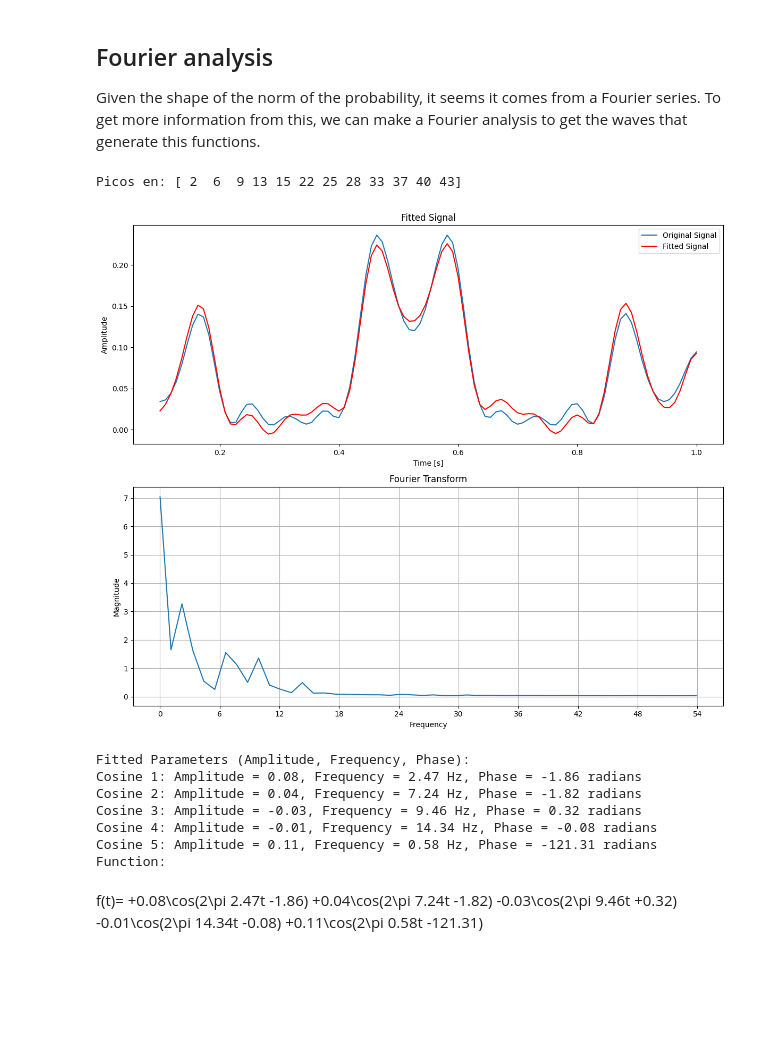
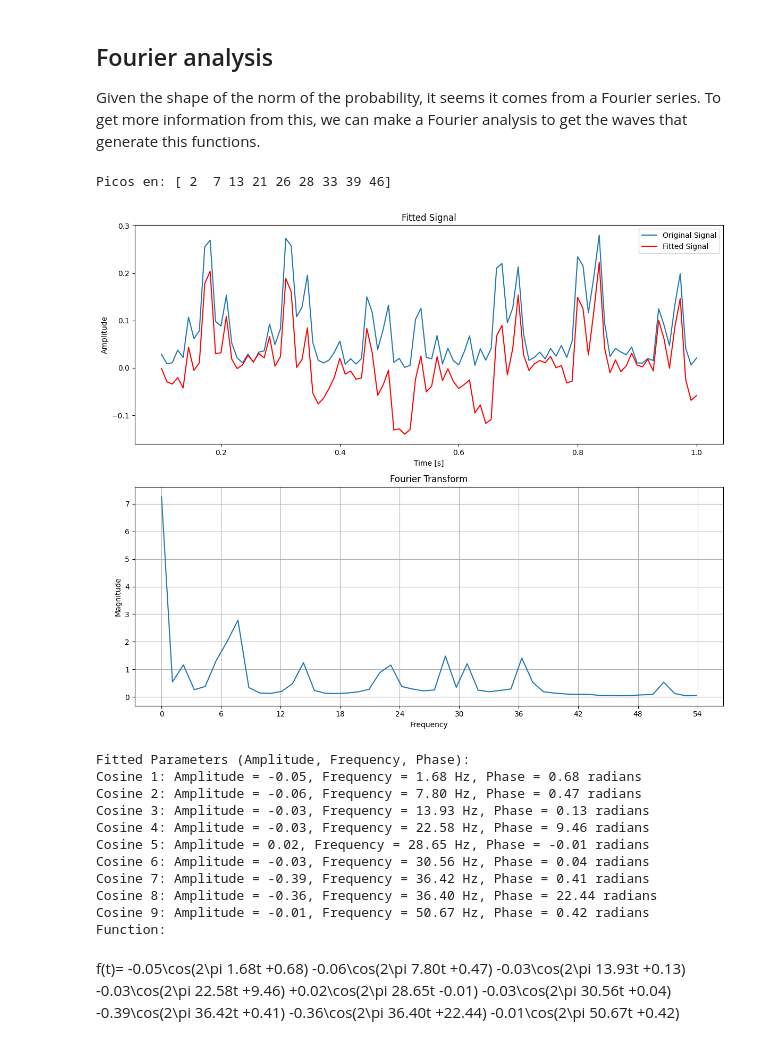
Before and after one commit to Nicofero/CITMAGA, a Jupyter notebook: b_side_approx.ipynb, the cells around one changed output. Drawn from its saved outputs; the diff is of its cells as text; code cells hidden in the pictures; blank space fills up the shorter version.

Commit message:
Fourier for other functions

```diff
--- a/b_side_approx.ipynb
+++ b/b_side_approx.ipynb
@@ -844,7 +844,7 @@ matrix=tridiag_matrix(2,-1,2**vector)
 
 arr = np.linspace(0.1,1,100)
 
-function = 'x^3+x'
+function = 'x^4+x^2+x'
 
 # Analytic solution
 s=np.linalg.solve(matrix,np.array(b_from_func(function,4)))
@@ -941,7 +941,7 @@ plt.grid(True,'both')
 ax = plt.gca()
 ax.xaxis.set_major_locator(MaxNLocator(integer=True))
 
-main_freqs_indices = peaks[:5]
+main_freqs_indices = peaks[:]
 main_freqs = freqs[main_freqs_indices]
 main_powers = power[main_freqs_indices]
 
@@ -969,40 +969,44 @@ plt.subplot(2, 1, 1)
 plt.plot(arr, y_fitted, label='Fitted Signal', color='red')
 plt.title('Fitted Signal')
 plt.legend()
 
 plt.tight_layout()
 
 plt.show()
 
 print("Fitted Parameters (Amplitude, Frequency, Phase):")
 for i in range(len(popt)//3):
     print(f"Cosine {i+1}: Amplitude = {popt[3*i]:.2f}, Frequency = {popt[3*i + 1]:.2f} Hz, Phase = {popt[3*i + 2]:.2f} radians")
 
 print('Function:')
 latex_str = r"f(t)="
 for i in range(len(popt)//3):
     amplitude = f"{popt[3*i]:+0.2f}"
     frequency = f"{popt[3*i + 1]:.2f}"
     phase = f"{popt[3*i + 2]:+0.2f}"
     latex_str += rf" {amplitude}\cos(2\pi {frequency}t {phase})"
 display(Latex(latex_str))
 display(Math(latex_str))
 # Identify significant frequencies (simple peak detection)
 # significant_indices = np.where(positive_fft_result > np.max(positive_fft_result) * 0.1)[0]
 # significant_freqs = positive_freqs[significant_indices]
 # significant_magnitudes = positive_fft_result[significant_indices]
 
 # Print significant frequencies and their magnitudes
 # for freq, magnitude in zip(significant_freqs, significant_magnitudes):
 #     print(f"Frequency: {freq:.2f} Hz, Magnitude: {magnitude:.2f}")
 # %% [output]
-Picos en: [ 2  6  9 13 15 22 25 28 33 37 40 43]
+Picos en: [ 2  7 13 21 26 28 33 39 46]
-[figure, old version]
+[figure, new version]
 Fitted Parameters (Amplitude, Frequency, Phase):
-Cosine 1: Amplitude = 0.08, Frequency = 2.47 Hz, Phase = -1.86 radians
-Cosine 2: Amplitude = 0.04, Frequency = 7.24 Hz, Phase = -1.82 radians
-Cosine 3: Amplitude = -0.03, Frequency = 9.46 Hz, Phase = 0.32 radians
-Cosine 4: Amplitude = -0.01, Frequency = 14.34 Hz, Phase = -0.08 radians
-Cosine 5: Amplitude = 0.11, Frequency = 0.58 Hz, Phase = -121.31 radians
+Cosine 1: Amplitude = -0.05, Frequency = 1.68 Hz, Phase = 0.68 radians
+Cosine 2: Amplitude = -0.06, Frequency = 7.80 Hz, Phase = 0.47 radians
+Cosine 3: Amplitude = -0.03, Frequency = 13.93 Hz, Phase = 0.13 radians
+Cosine 4: Amplitude = -0.03, Frequency = 22.58 Hz, Phase = 9.46 radians
+Cosine 5: Amplitude = 0.02, Frequency = 28.65 Hz, Phase = -0.01 radians
+Cosine 6: Amplitude = -0.03, Frequency = 30.56 Hz, Phase = 0.04 radians
+Cosine 7: Amplitude = -0.39, Frequency = 36.42 Hz, Phase = 0.41 radians
+Cosine 8: Amplitude = -0.36, Frequency = 36.40 Hz, Phase = 22.44 radians
+Cosine 9: Amplitude = -0.01, Frequency = 50.67 Hz, Phase = 0.42 radians
 Function:
-f(t)= +0.08\cos(2\pi 2.47t -1.86) +0.04\cos(2\pi 7.24t -1.82) -0.03\cos(2\pi 9.46t +0.32) -0.01\cos(2\pi 14.34t -0.08) +0.11\cos(2\pi 0.58t -121.31)
+f(t)= -0.05\cos(2\pi 1.68t +0.68) -0.06\cos(2\pi 7.80t +0.47) -0.03\cos(2\pi 13.93t +0.13) -0.03\cos(2\pi 22.58t +9.46) +0.02\cos(2\pi 28.65t -0.01) -0.03\cos(2\pi 30.56t +0.04) -0.39\cos(2\pi 36.42t +0.41) -0.36\cos(2\pi 36.40t +22.44) -0.01\cos(2\pi 50.67t +0.42)
```
Also changed, not shown: parts of 4 cells of this notebook.
